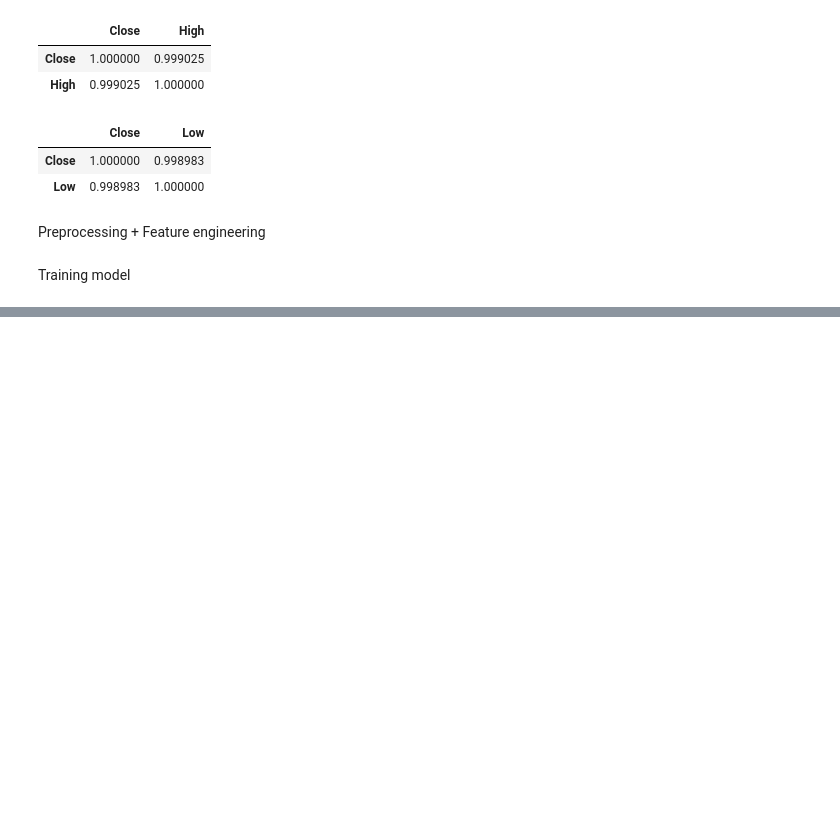
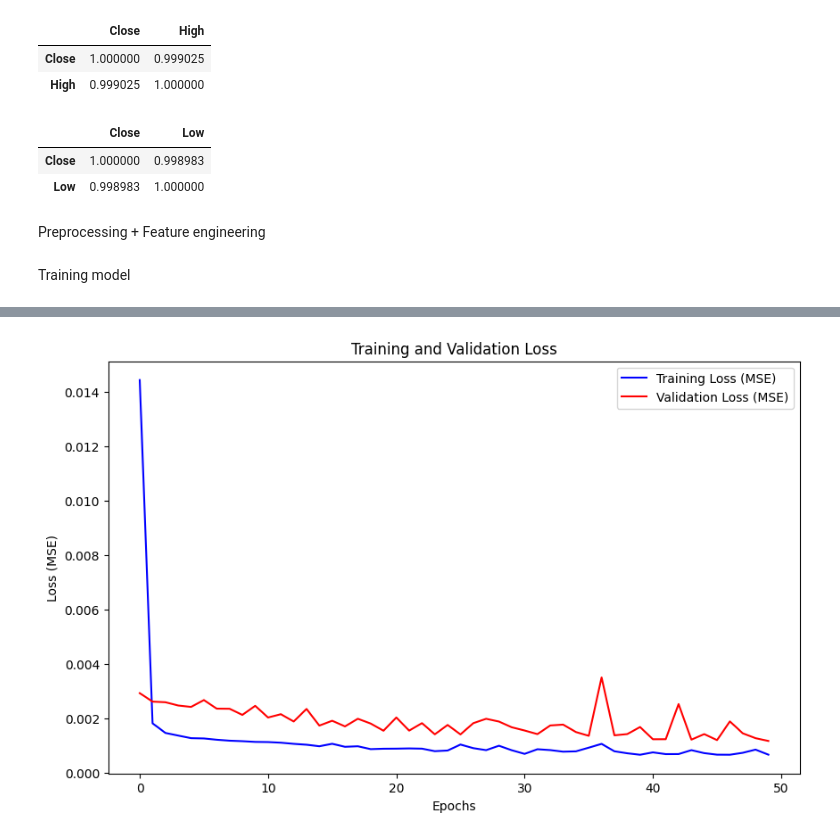
Before and after one commit to PhucVo1412/Stock-prediction---BiDirectional-LSTM-Models-, a Jupyter notebook: model.ipynb, the cells around one changed output, grey strips where cells are left out. Saved outputs shown, nothing was run; the diff lists cells and outputs as text; code cells hidden in the pictures; blank space fills up the shorter version.

Commit message:
train model

```diff
--- a/model.ipynb
+++ b/model.ipynb
@@ -144,18 +139,32 @@ from tensorflow.keras.callbacks import EarlyStopping
 # %%
+X, y = create_sequences(scaled_data, 10)
+
+# Reshape X để phù hợp đầu vào BiLSTM: (samples, time_steps, features)
+X = np.reshape(X, (X.shape[0], X.shape[1], 1))
+
+train_size = int(len(X) * 0.8)
+X_train = X[:train_size]
+y_train = y[:train_size]
+X_val = X[train_size:]   # Dùng làm tập validation (X_val) thay vì X_test để khớp với code model
+y_val = y[train_size:]
+
 # 1. Khởi tạo mô hình Sequential
 model = Sequential()
+
+
+
 
 # 2. Thêm lớp Bidirectional LSTM
 # input_shape=(time_steps, features)
 model.add(Bidirectional(LSTM(units=64, return_sequences=True), input_shape=(X_train.shape[1], 1)))
-model.add(Dropout(0.2)) # Ngăn chặn overfitting [cite: 967]
+model.add(Dropout(0.2)) # Ngăn chặn overfitting
 
 # Thêm lớp BiLSTM thứ hai để học các đặc trưng sâu hơn
 model.add(Bidirectional(LSTM(units=64)))
 model.add(Dropout(0.2))
 
 # 3. Lớp Dense đầu ra (Dự đoán 1 giá trị duy nhất là giá Close)
-model.add(Dense(units=1, activation='linear')) # Activation 'linear' cho bài toán hồi quy [cite: 1031]
+model.add(Dense(units=1, activation='linear')) # Activation 'linear' cho bài toán hồi quy
 
 # 4. Biên dịch mô hình
 model.compile(optimizer='adam', loss='mean_squared_error') # Sử dụng Adam và MSE [cite: 972, 974]
@@ -163,10 +172,11 @@ model.compile(optimizer='adam', loss='mean_squared_error') # Sử dụng Adam v
 # 5. Thiết lập Early Stopping để dừng huấn luyện khi mô hình ngừng cải thiện
 early_stop = EarlyStopping(monitor='val_loss', patience=10, restore_best_weights=True)
 
+
 # 6. Huấn luyện mô hình
 history = model.fit(
     X_train, y_train,
-    epochs=50, # Chạy tối đa 50 vòng lặp [cite: 1031]
+    epochs=50, # Chạy tối đa 50 vòng lặp
     batch_size=32,
     validation_data=(X_val, y_val),
     callbacks=[early_stop],
@@ -174,0 +203,19 @@ history = model.fit(
+# %%
+import matplotlib.pyplot as plt
+
+# Lấy giá trị loss từ biến history
+loss = history.history['loss']
+val_loss = history.history['val_loss']
+epochs = range(len(loss))
+
+# Vẽ biểu đồ
+plt.figure(figsize=(10, 6))
+plt.plot(epochs, loss, 'b', label='Training Loss (MSE)')
+plt.plot(epochs, val_loss, 'r', label='Validation Loss (MSE)')
+plt.title('Training and Validation Loss')
+plt.xlabel('Epochs')
+plt.ylabel('Loss (MSE)')
+plt.legend()
+plt.show()
+# %% [output]
+[figure, added]
```
Also changed, not shown: parts of 9 cells of this notebook, 2 other files.
